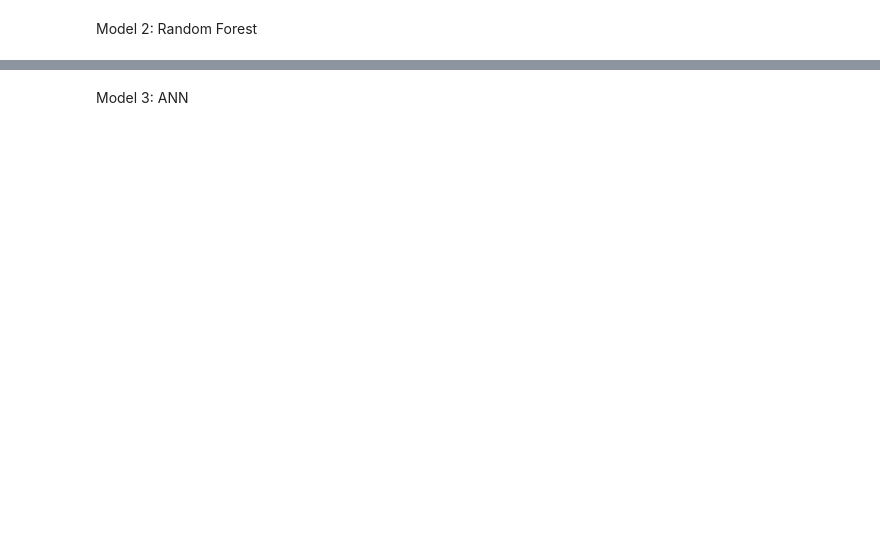
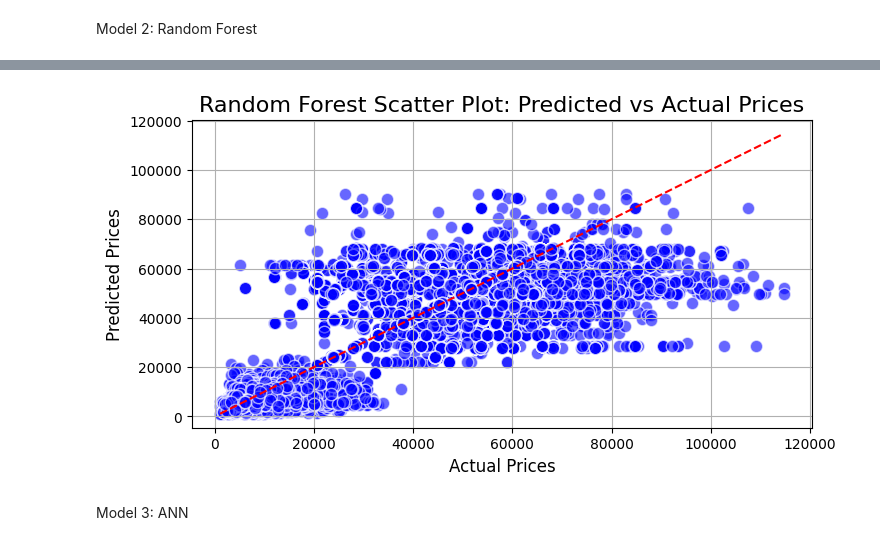
Before and after one commit to FatimaHubail/ML_Project, a Jupyter notebook: Project.ipynb, the cells around one changed output, grey strips where cells are left out. Cells and saved outputs as stored; diff of their text form; code cells hidden in the pictures; blank space fills up the shorter version.

```diff
--- a/Project.ipynb
+++ b/Project.ipynb
@@ -232,3 +311,18 @@ plt.show()
+# %%
+plt.figure(figsize=(8,4))
+plt.scatter(y_test, random_pred, color = 'blue', alpha=0.6, edgecolors='w', s=80)
+plt.plot([y_test.min(), y_test.max()], [y_test.min(), y_test.max()], color='red', linestyle='--')
+
+# Labeling the axes
+plt.title("Random Forest Scatter Plot: Predicted vs Actual Prices", fontsize=16)
+plt.xlabel("Actual Prices", fontsize=12)
+plt.ylabel("Predicted Prices", fontsize=12)
+
+# Show the plot
+plt.grid(True)
+plt.show()
+# %% [output]
+[figure, added]
 # %% [markdown]
 Model 3: ANN
 # %%
```
Also changed, not shown: parts of 7 cells of this notebook, 1 other file.
